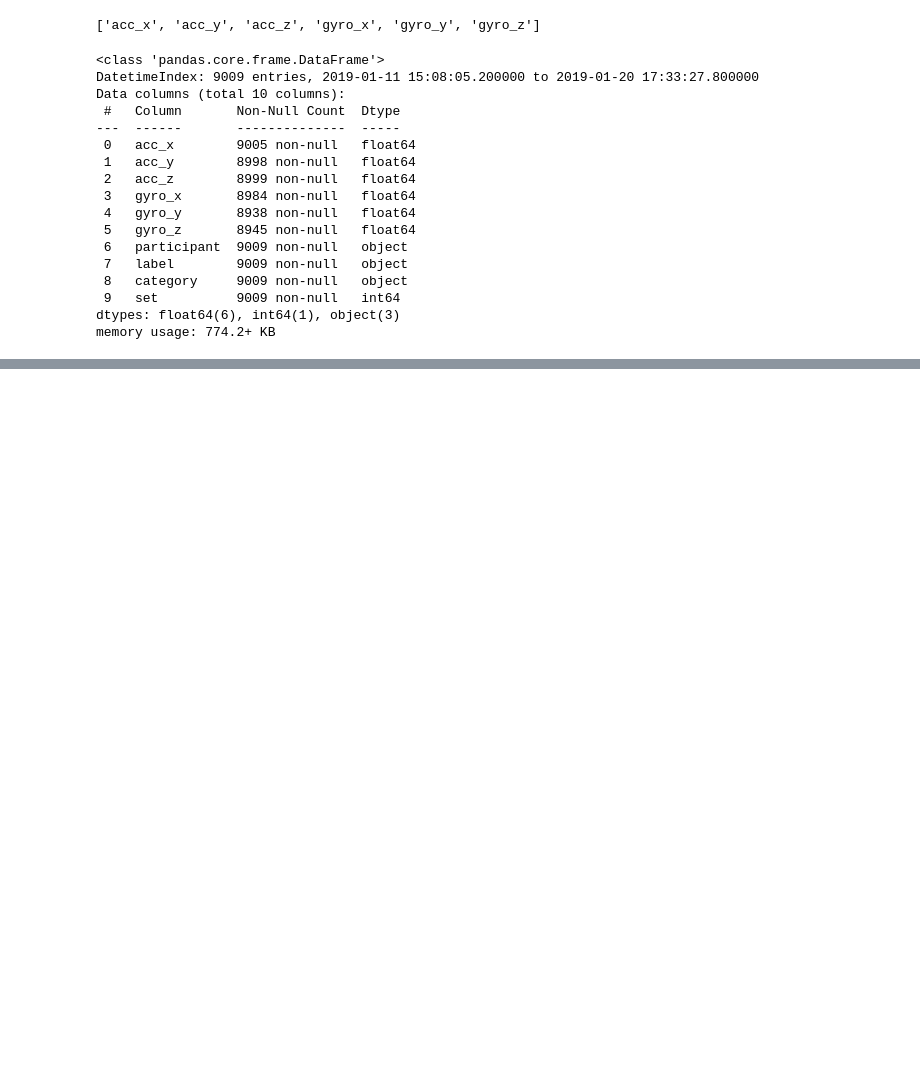
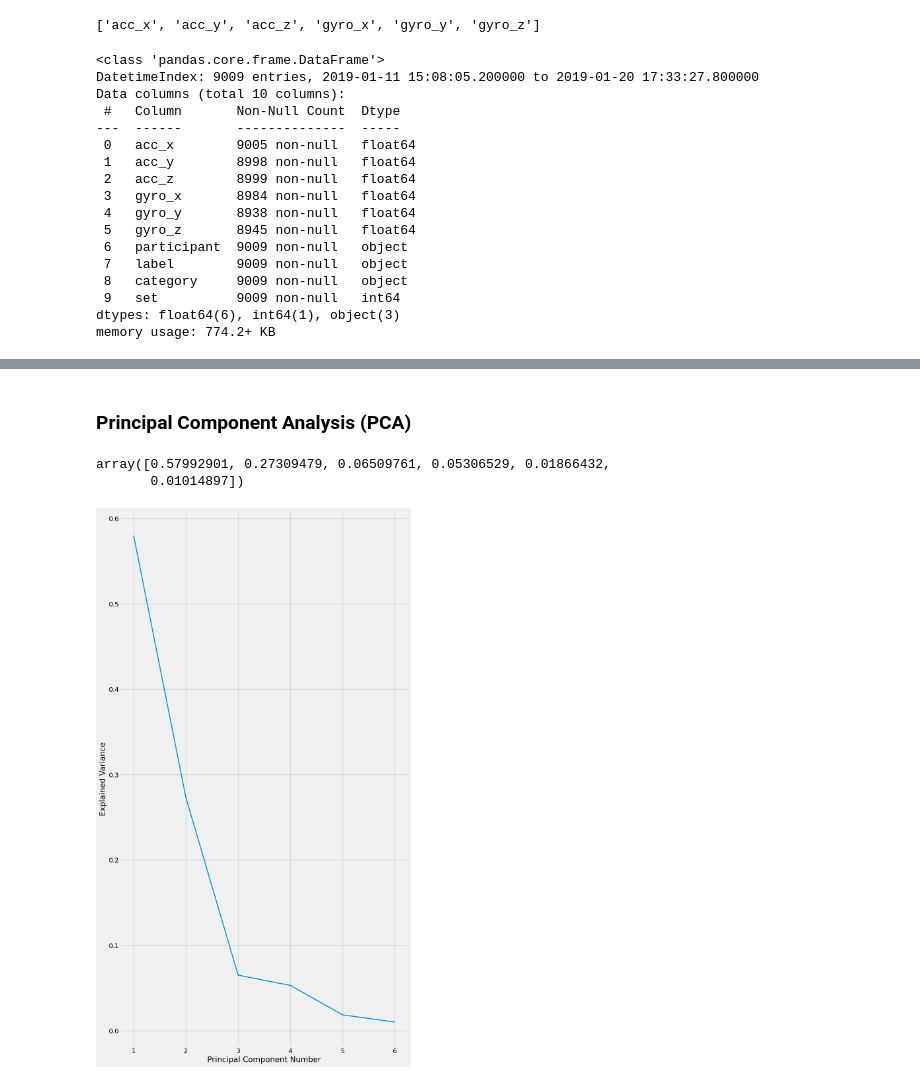
Before and after one commit to richikraj30/Fitness-tracker-ML, a Jupyter notebook: notebooks/feature_engineering.ipynb, the cells around one changed output, grey strips where cells are left out. Cells and saved outputs as stored; diff of their text form; code cells hidden in the pictures; blank space fills up the shorter version.

```diff
--- a/notebooks/feature_engineering.ipynb
+++ b/notebooks/feature_engineering.ipynb
@@ -60,0 +205,9 @@ memory usage: 774.2+ KB
+# %%
+# Looping all over the columns
+
+for col in predictor_columns:
+    df_low_pass_filter = LowPass.low_pass_filter(df_low_pass_filter, col, fs, cutoff, order=5)
+    df_low_pass_filter[col] = df_low_pass_filter[col + "_lowpass"]
+    del df_low_pass_filter[col + "_lowpass"]
+
+df_low_pass_filter
@@ -60,0 +229,19 @@ memory usage: 774.2+ KB
+# %% [markdown]
+### Principal Component Analysis (PCA)
+# %%
+df_PCA = df_low_pass_filter.copy()
+PCA = PrincipalComponentAnalysis()
+# %%
+pc_values = PCA.determine_pc_explained_variance(df_PCA, predictor_columns)
+pc_values
+# %% [output]
+array([0.57992901, 0.27309479, 0.06509761, 0.05306529, 0.01866432,
+       0.01014897])
+# %%
+plt.figure(figsize=(10, 20))
+plt.plot(range(1, len(predictor_columns) + 1), pc_values)
+plt.xlabel("Principal Component Number")
+plt.ylabel("Explained Variance")
+plt.show()
+# %% [output]
+[figure, added]
```
Also changed, not shown: parts of 28 cells of this notebook.
